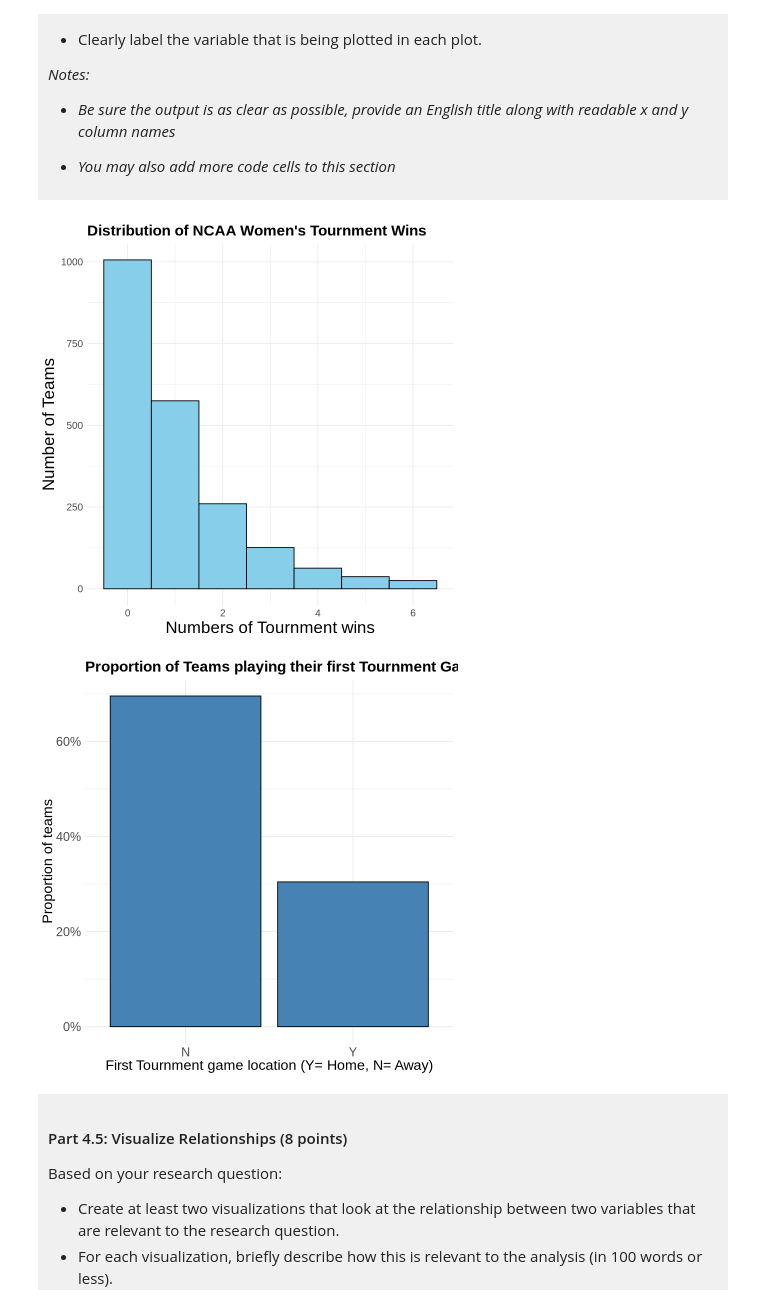
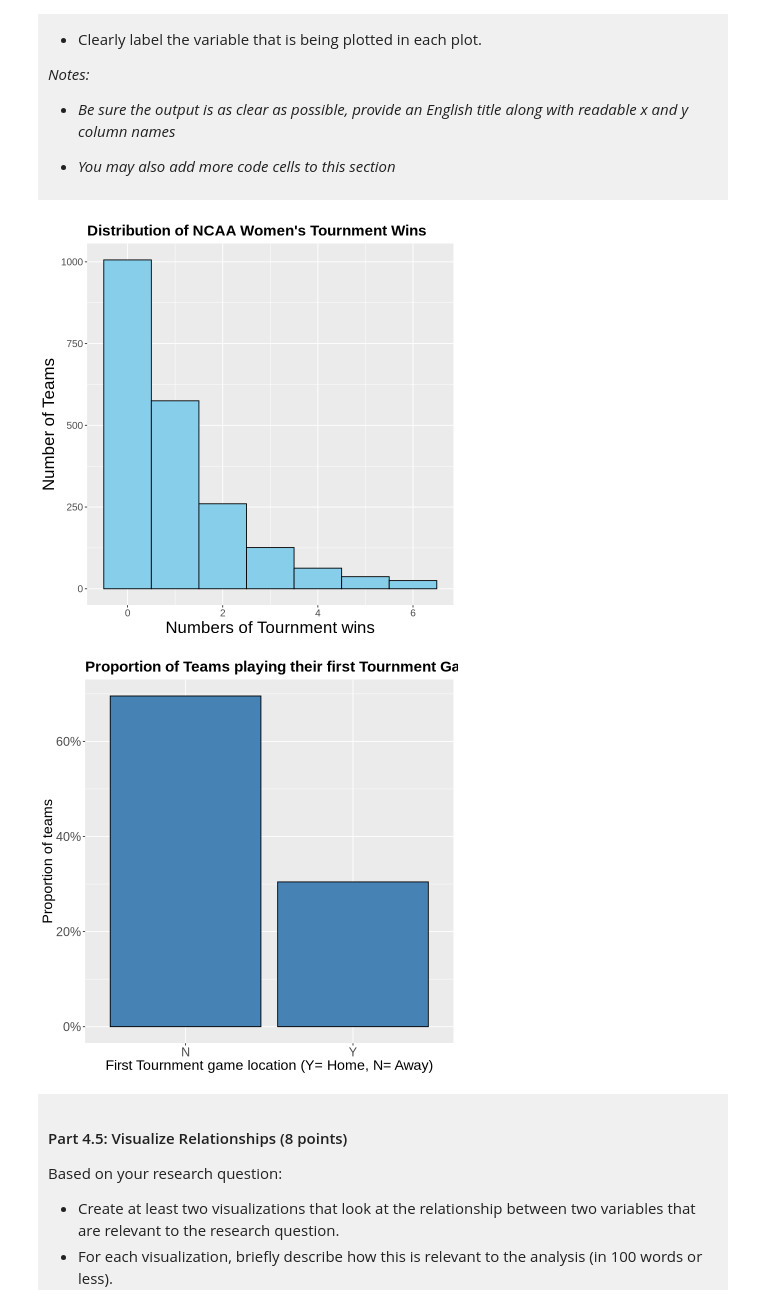
Before and after one commit to yemyatyaungsinCarson/dsci-100-project-ymys-carson, a Jupyter notebook: dsci-100-project-notebook.ipynb, the cells around one changed output. Drawn from its saved outputs; the diff is of its cells as text; code cells hidden in the pictures.

```diff
--- a/dsci-100-project-notebook.ipynb
+++ b/dsci-100-project-notebook.ipynb
@@ -385,20 +385,19 @@ A tibble: 2 × 2
 # %%
 #plot the distribution of tournment wins
 ggplot(tidy_march_madness, aes(x = tourney_wins))+
     geom_histogram(binwidth=1, color="black", fill="skyblue")+
     labs(
         title="Distribution of NCAA Women's Tournment Wins",
         x="Numbers of Tournment wins",
         y="Number of Teams"
         )+
-theme_minimal() +
 theme(
   plot.title = element_text(size = 18, face = "bold"),
   axis.title = element_text(size = 20),
   axis.text = element_text(size = 12)
 )
 # %% [output]
-[figure, old version]
+[figure, new version]
 # %%
 #plot the relative proportions of home and away teams
 
@@ -411,14 +410,13 @@ ggplot(tidy_march_madness, aes(x=first_game_at_home))+
         y="Proportion of teams"
         )+
 scale_y_continuous(labels= scales::percent) +
-theme_minimal() +
 theme(
   plot.title = element_text(size = 18, face = "bold"),
   axis.title = element_text(size = 17),
   axis.text = element_text(size = 15)
 )
 # %% [output]
-[figure, old version]
+[figure, new version]
 # %% [markdown]
 <div style="background-color: #f0f0f0; padding: 10px;">
 
```
Also changed, not shown: parts of 2 cells of this notebook.
